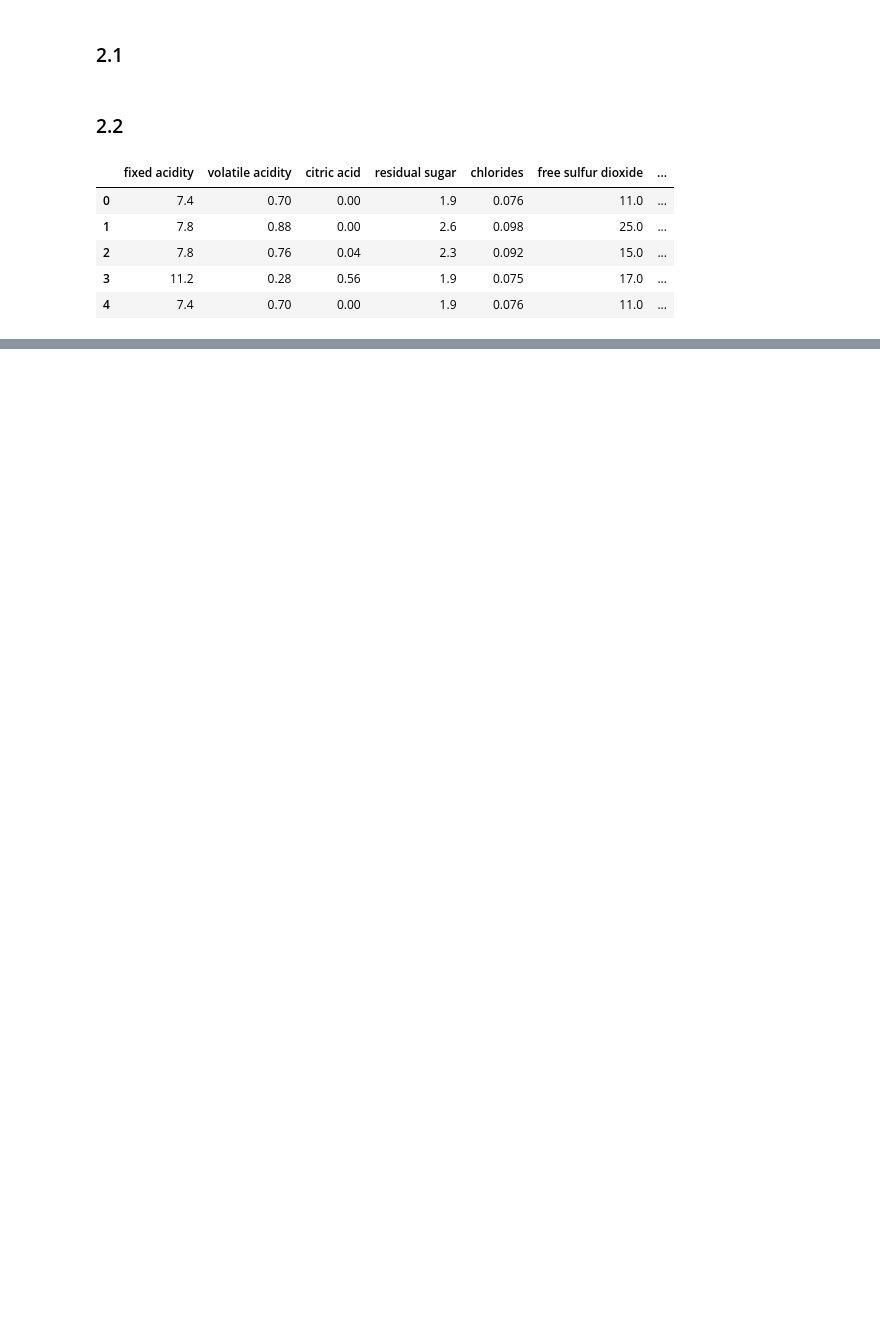
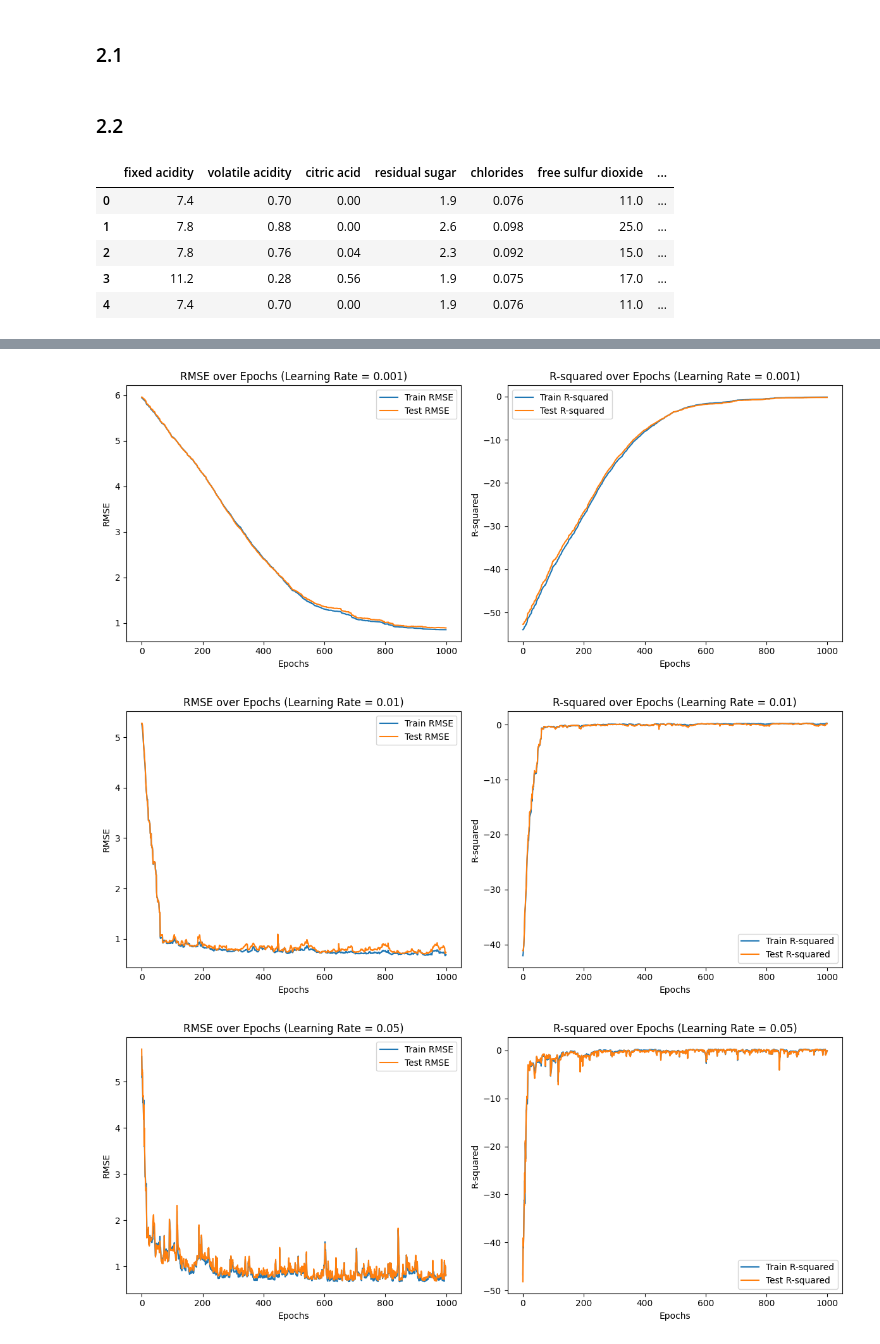
Before and after one commit to MAmin-y/Neural-Networks-and-Deep-Learning-Course-Projects-F2024, a Jupyter notebook: CA1/Q2.ipynb, the cells around one changed output, grey strips where cells are left out. Cells and saved outputs as stored; diff of their text form; code cells hidden in the pictures; blank space fills up the shorter version.

```diff
--- a/CA1/Q2.ipynb
+++ b/CA1/Q2.ipynb
@@ -103,0 +107,77 @@ RMSE for learning rate 0.0007: 9.231445405089035
+# %%
+def track_training_with_accuracy(X_train, y_train, X_test, y_test, M, iters, learning_rates):
+    results_by_lr = {}
+
+    for lr in learning_rates:
+        W1 = np.random.randn(M, X_train.shape[1]) * np.sqrt(1 / X_train.shape[1])
+        W2 = np.random.randn(1, M) * np.sqrt(1 / M)
+
+        train_rmse_over_time = []
+        test_rmse_over_time = []
+        train_r2_over_time = []
+        test_r2_over_time = []
+
+        for epoch in range(iters):
+            idx = np.random.randint(0, X_train.shape[0])
+            X_sample, y_sample = X_train[idx:idx+1], y_train[idx:idx+1]
+
+            y_pred, Z = forward(X_sample, W1, W2)
+            dZ2 = y_pred - y_sample
+            dW2 = np.dot(dZ2, Z)
+            dZ1 = np.dot(dZ2, W2) * (1 - Z ** 2)
+            dW1 = np.dot(dZ1.T, X_sample)
+
+            W1 -= lr * dW1
+            W2 -= lr * dW2
+
+            train_pred, _ = forward(X_train, W1, W2)
+            test_pred, _ = forward(X_test, W1, W2)
+
+            train_rmse = rmse(y_train, train_pred)
+            test_rmse = rmse(y_test, test_pred)
+            train_r2 = r2_score(y_train, train_pred)
+            test_r2 = r2_score(y_test, test_pred)
+
+            train_rmse_over_time.append(train_rmse)
+            test_rmse_over_time.append(test_rmse)
+            train_r2_over_time.append(train_r2)
+            test_r2_over_time.append(test_r2)
+
+        results_by_lr[lr] = {
+            'train_rmse_over_time': train_rmse_over_time,
+            'test_rmse_over_time': test_rmse_over_time,
+            'train_r2_over_time': train_r2_over_time,
+            'test_r2_over_time': test_r2_over_time
+        }
+
+    for lr, results in results_by_lr.items():
+        plt.figure(figsize=(12, 5))
+
+        plt.subplot(1, 2, 1)
+        plt.plot(results['train_rmse_over_time'], label='Train RMSE')
+        plt.plot(results['test_rmse_over_time'], label='Test RMSE')
+        plt.title(f'RMSE over Epochs (Learning Rate = {lr})')
+        plt.xlabel('Epochs')
+        plt.ylabel('RMSE')
+        plt.legend()
+
+        plt.subplot(1, 2, 2)
+        plt.plot(results['train_r2_over_time'], label='Train R-squared')
+        plt.plot(results['test_r2_over_time'], label='Test R-squared')
+        plt.title(f'R-squared over Epochs (Learning Rate = {lr})')
+        plt.xlabel('Epochs')
+        plt.ylabel('R-squared')
+        plt.legend()
+
+        plt.tight_layout()
+        plt.show()
+
+M = 30
+iters = 1000
+learning_rates = [0.001, 0.01, 0.05]
+
+track_training_with_accuracy(X_train, y_train, X_test, y_test, M, iters, learning_rates)
+# %% [output]
+[figure, added]
+[figure, added]
+[figure, added]
```
Also changed, not shown: parts of 5 cells of this notebook.
